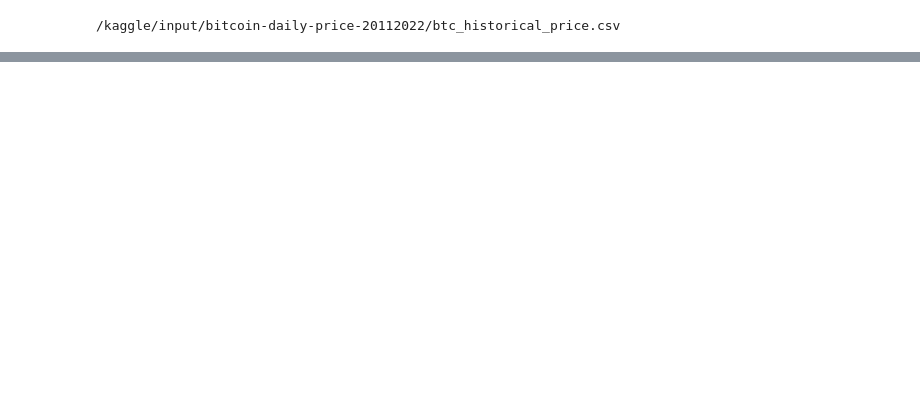
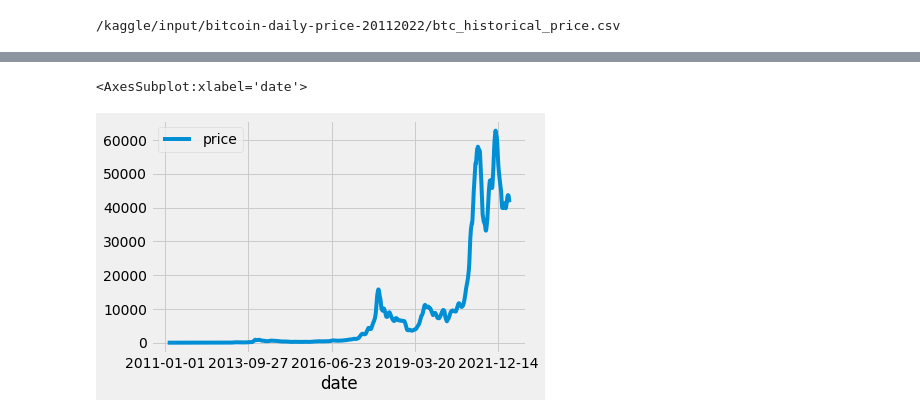
Before and after one commit to Rodgers-Tech/Bitcoin-Data-Visualization, a Jupyter notebook: bitcoin-price-prediction.ipynb, the cells around one changed output, grey strips where cells are left out. Drawn from its saved outputs; the diff is of its cells as text; code cells hidden in the pictures; blank space fills up the shorter version.

```diff
--- a/bitcoin-price-prediction.ipynb
+++ b/bitcoin-price-prediction.ipynb
@@ -20,0 +62,7 @@ for dirname, _, filenames in os.walk('/kaggle/input'):
+# %%
+rolling = data.rolling(30).mean()
+# %%
+rolling.plot()
+# %% [output]
+<AxesSubplot:xlabel='date'>
+[figure, added]
```
Also changed, not shown: parts of 7 cells of this notebook.
